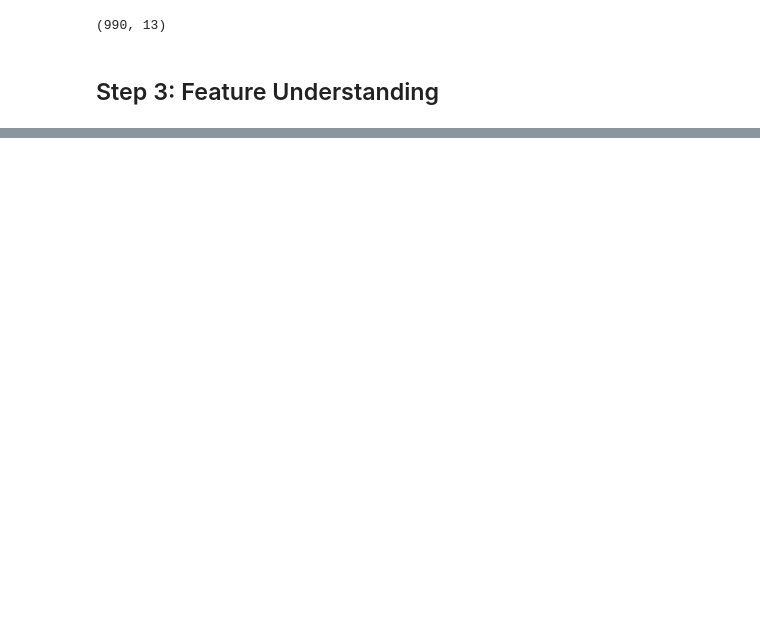
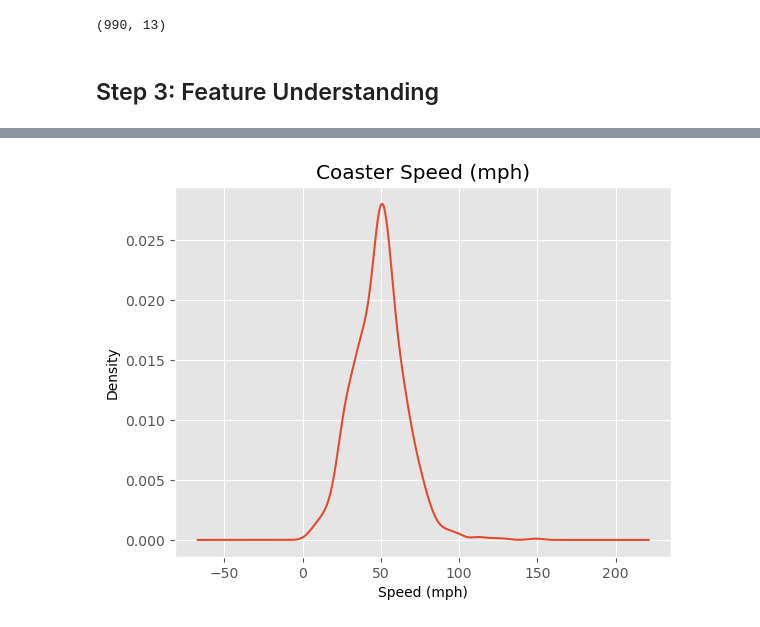
Before and after one commit to MatthewLopes/exploratory-data-analysis, a Jupyter notebook: exploratory-data-analysis.ipynb, the cells around one changed output, grey strips where cells are left out. Drawn from its saved outputs; the diff is of its cells as text; code cells hidden in the pictures; blank space fills up the shorter version.

```diff
--- a/exploratory-data-analysis.ipynb
+++ b/exploratory-data-analysis.ipynb
@@ -230,0 +226,7 @@ ax.set_xlabel('Speed (mph)')
+# %%
+ax = df['Speed_mph'].plot(kind='kde', \
+    title='Coaster Speed (mph)')
+ax.set_xlabel('Speed (mph)')
+plt.show()
+# %% [output]
+[figure, added]
```
Also changed, not shown: parts of 15 cells of this notebook.
